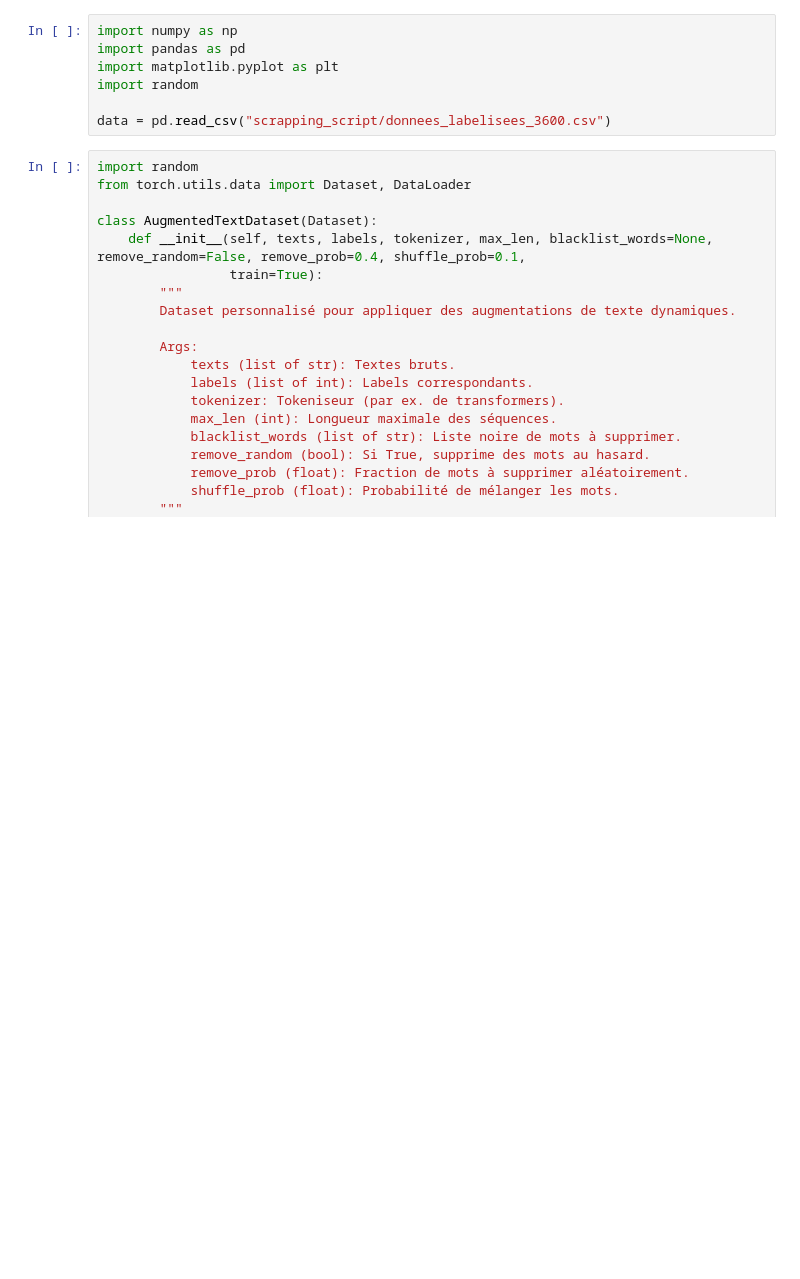
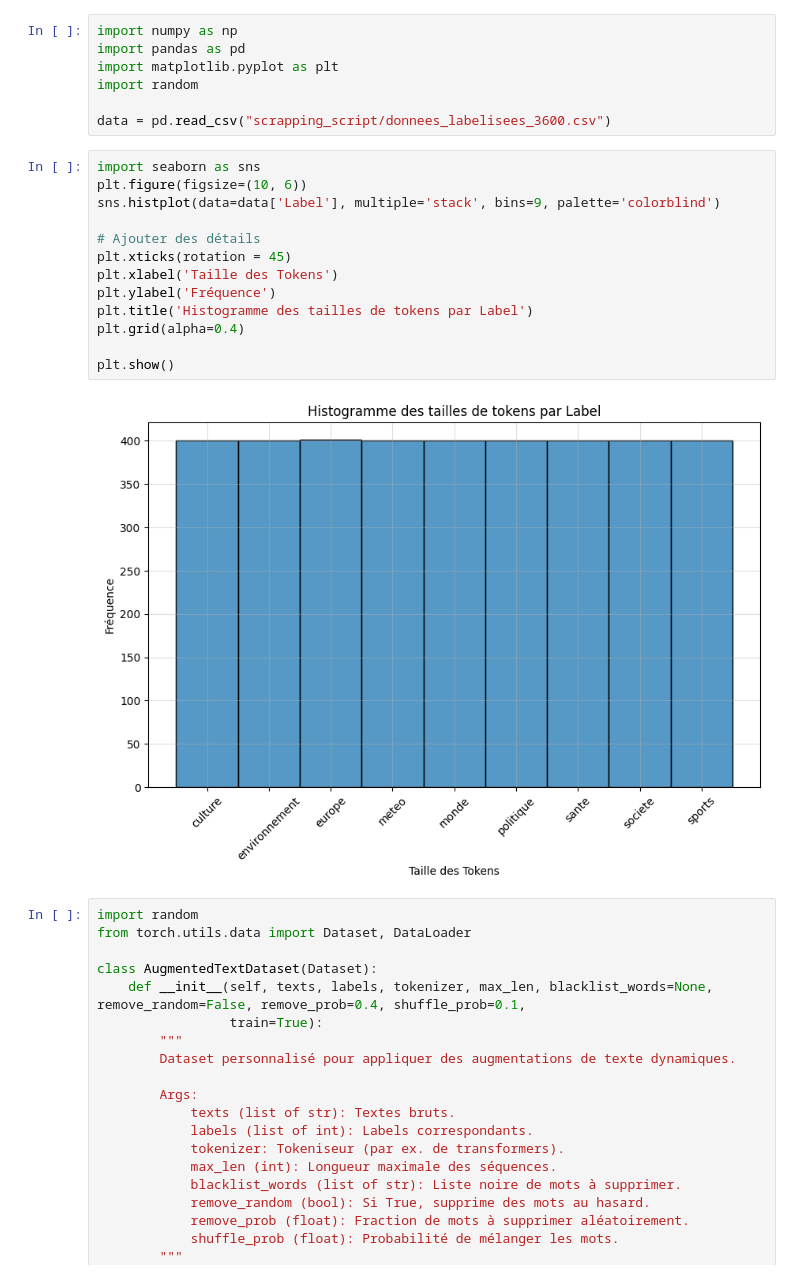
Before and after one commit to AlexandreDemarquet/francinfo_article_classification, a Jupyter notebook: stats.ipynb, the cells around one changed output. Saved outputs shown, nothing was run; the diff lists cells and outputs as text; blank space fills up the shorter version.

```diff
--- a/stats.ipynb
+++ b/stats.ipynb
@@ -7,6 +7,21 @@ import matplotlib.pyplot as plt
 import random
 
 data = pd.read_csv("scrapping_script/donnees_labelisees_3600.csv")
+# %%
+import seaborn as sns
+plt.figure(figsize=(10, 6))
+sns.histplot(data=data['Label'], multiple='stack', bins=9, palette='colorblind')
+
+# Ajouter des détails
+plt.xticks(rotation = 45)
+plt.xlabel('Taille des Tokens')
+plt.ylabel('Fréquence')
+plt.title('Histogramme des tailles de tokens par Label')
+plt.grid(alpha=0.4)
+
+plt.show()
+# %% [output]
+[figure, added]
 # %%
 import random
 from torch.utils.data import Dataset, DataLoader
```
